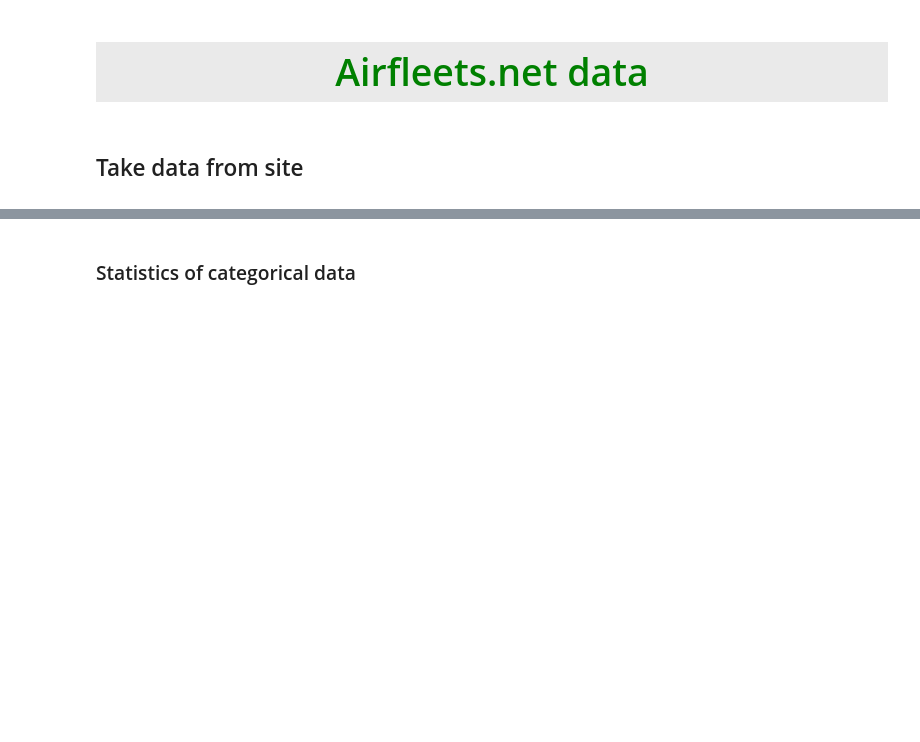
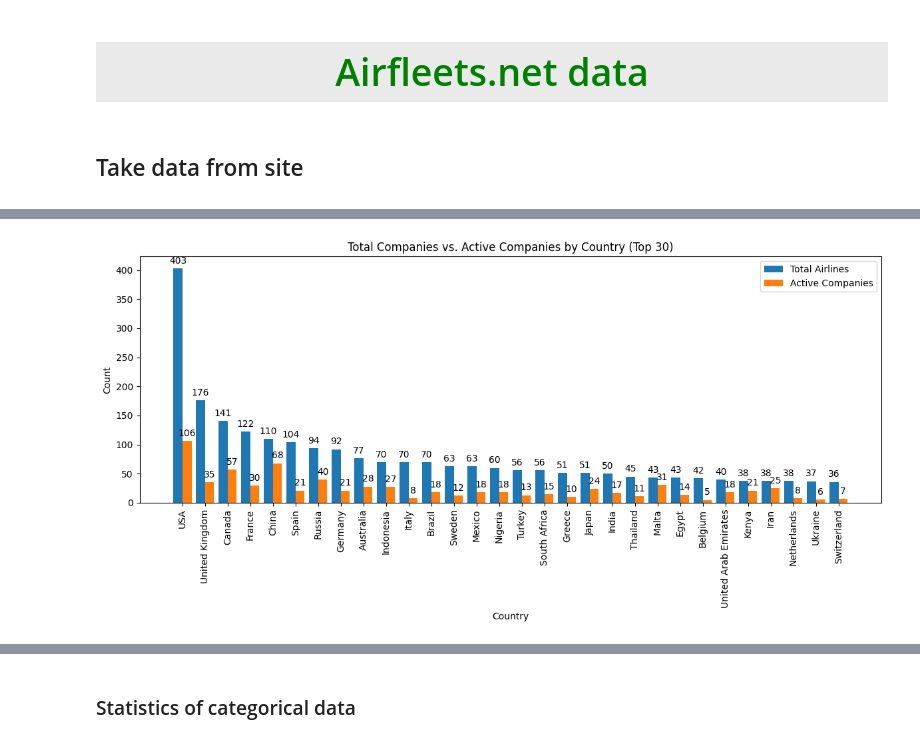
Before and after one commit to Laura1385/projectaircraft_api, a Jupyter notebook: main_API.ipynb, the cells around one changed output, grey strips where cells are left out. Drawn from its saved outputs; the diff is of its cells as text; code cells hidden in the pictures; blank space fills up the shorter version.

Commit message:
Added graphs

```diff
--- a/main_API.ipynb
+++ b/main_API.ipynb
@@ -486 +533,47 @@ Mappa paesi compagnie fallite
+# %%
+#prendiamo solo le prime 30 righe del DataFrame df_plot
+df_plot = df_plot.head(30)
+
+fig, ax = plt.subplots(figsize=(12, 6))
+
+#larghezza delle barre
+width = 0.4
+
+#le posizioni sull'asse x per ogni paese
+x = range(len(df_plot))
+
+#barre per il totale delle compagnie aeree
+bar1 = ax.bar(x, df_plot['Tot'], width, label='Total Airlines')
+
+#barre per il totale delle compagnie attive
+bar2 = ax.bar([i + width for i in x], df_plot['Airline active'], width, label='Active Companies')
+
+#etichettiamo l'asse x con i nomi dei paesi
+ax.set_xticks([i + width/2 for i in x])
+ax.set_xticklabels(df_plot['COUNTRY'], rotation=90)
+
+
+ax.legend()
+#aggiungiamo etichette per le barre
+def add_labels(bars):
+    for bar in bars:
+        height = bar.get_height()
+        ax.annotate('{}'.format(height),
+                    xy=(bar.get_x() + bar.get_width() / 2, height),
+                    xytext=(0, 3),  # 3 points vertical offset
+                    textcoords="offset points",
+                    ha='center', va='bottom')
+
+add_labels(bar1)
+add_labels(bar2)
+
+#titoli e label degli assi
+ax.set_xlabel('Country')
+ax.set_ylabel('Count')
+ax.set_title('Total Companies vs. Active Companies by Country (Top 30)')
+
+plt.tight_layout()
+plt.show()
+# %% [output]
+[figure, added]
 # %%
```
Also changed, not shown: parts of 42 cells of this notebook, 2 other files.
